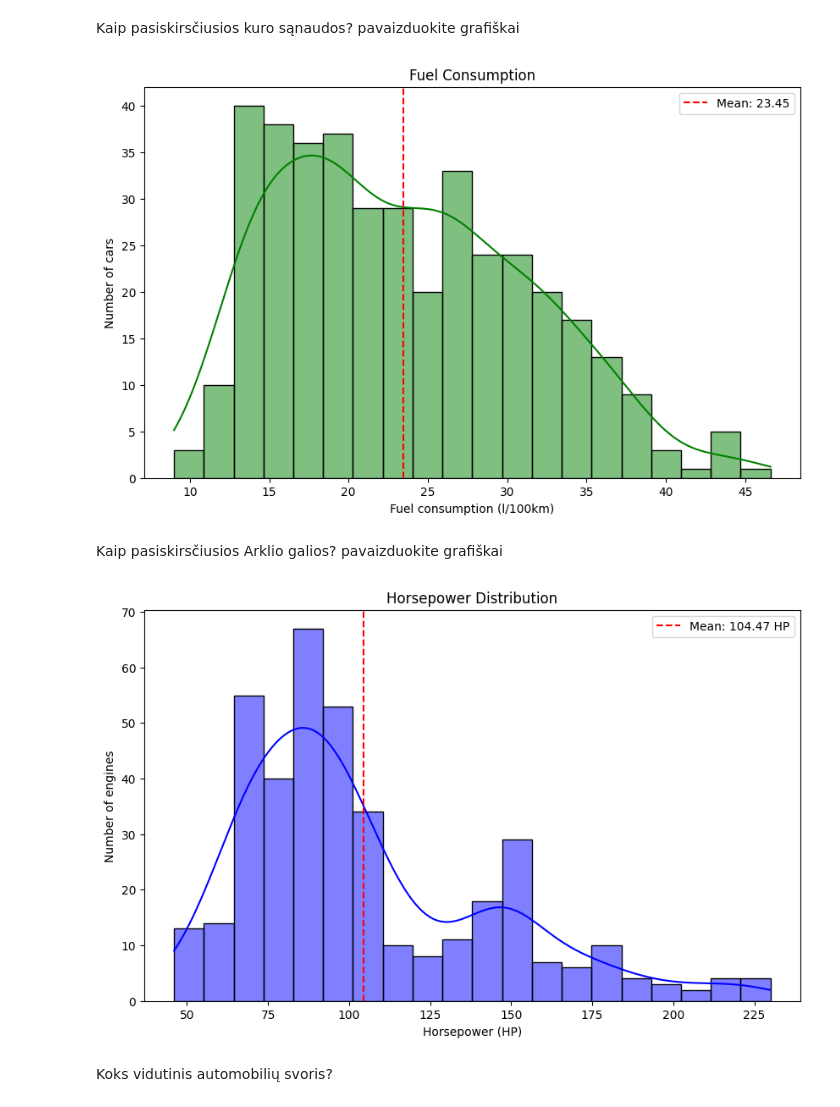
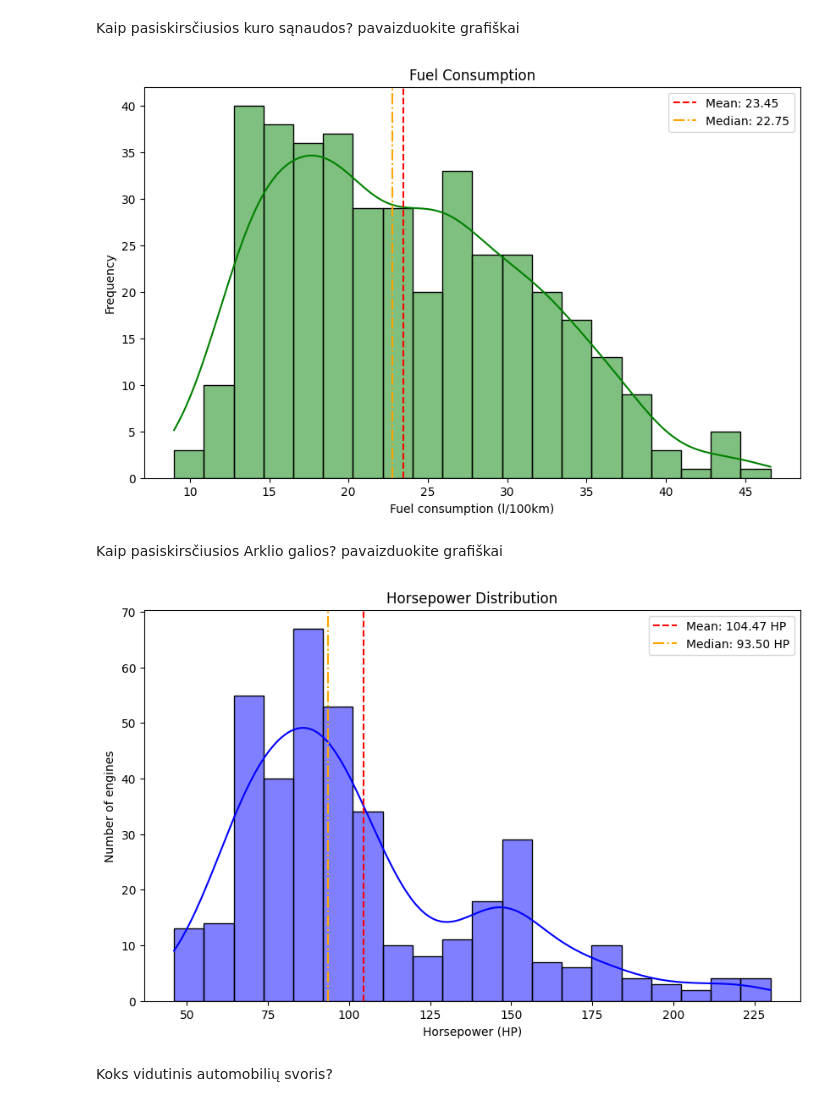
Before and after one commit to ItanasMin/Bit-Data-Analysis, a Jupyter notebook: statistics/labs/Statistics_Practice_automobiliai.ipynb, the cells around one changed output. Saved outputs shown, nothing was run; the diff lists cells and outputs as text; code cells hidden in the pictures.

```diff
--- a/statistics/labs/Statistics_Practice_automobiliai.ipynb
+++ b/statistics/labs/Statistics_Practice_automobiliai.ipynb
@@ -35,23 +35,31 @@ Kaip pasiskirsčiusios kuro sąnaudos? pavaizduokite grafiškai
 # %%
 plt.figure(figsize=(10, 6))
 ax = sns.histplot(df["kuro_sanaudos"], kde=True, color="green", bins=20)
+
 mean_val = df["kuro_sanaudos"].mean()
+median_val = df["kuro_sanaudos"].median()
+
 plt.axvline(mean_val, color='red', linestyle='--', label=f'Mean: {mean_val:.2f}')
+plt.axvline(median_val, color = 'orange', linestyle = '-.', label=f'Median: {median_val:.2f}')
 
 plt.title('Fuel Consumption')
 plt.xlabel('Fuel consumption (l/100km)')
-plt.ylabel('Number of cars')
+plt.ylabel('Frequency')
 plt.legend()
 plt.show()
 # %% [output]
-[figure, old version]
+[figure, new version]
 # %% [markdown]
 Kaip pasiskirsčiusios Arklio galios? pavaizduokite grafiškai
 # %%
 plt.figure(figsize=(10, 6))
 ax = sns.histplot(df["arklio_galios"], kde=True, color="blue", bins=20)
+
 mean_val = df["arklio_galios"].mean()
+median_val = df["arklio_galios"].median()
+
 plt.axvline(mean_val, color='red', linestyle='--', label=f'Mean: {mean_val:.2f} HP')
+plt.axvline(median_val, color='orange', linestyle='-.', label=f'Median: {median_val:.2f} HP')
 
 plt.title('Horsepower Distribution')
 plt.xlabel('Horsepower (HP)')
@@ -59,7 +67,7 @@ plt.ylabel('Number of engines')
 plt.legend()
 plt.show()
 # %% [output]
-[figure, old version]
+[figure, new version]
 # %% [markdown]
 Koks vidutinis automobilių svoris?
 # %%
```
